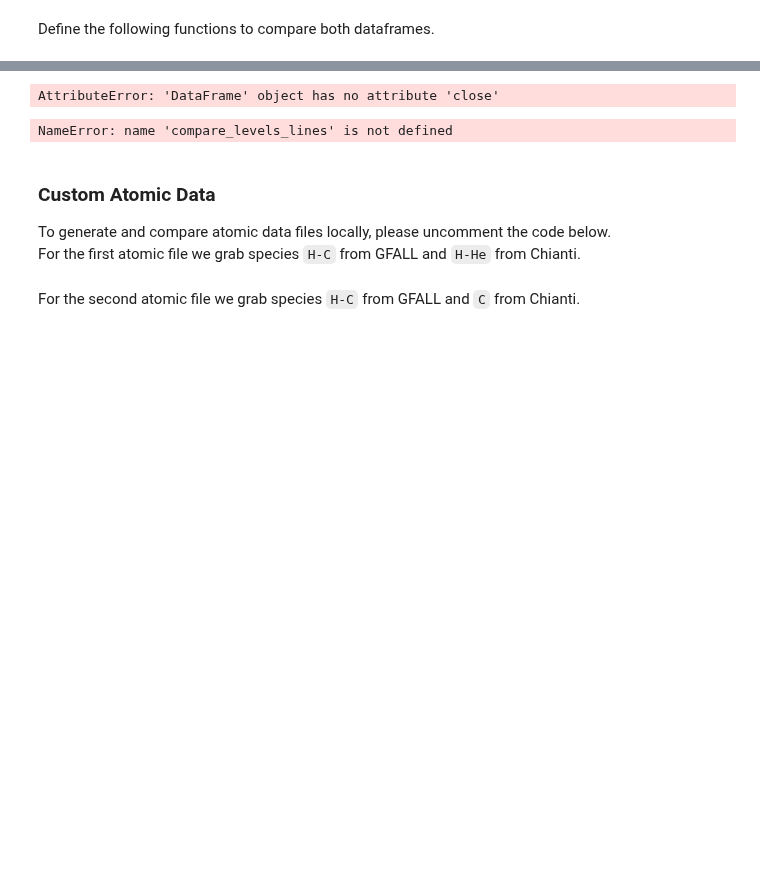
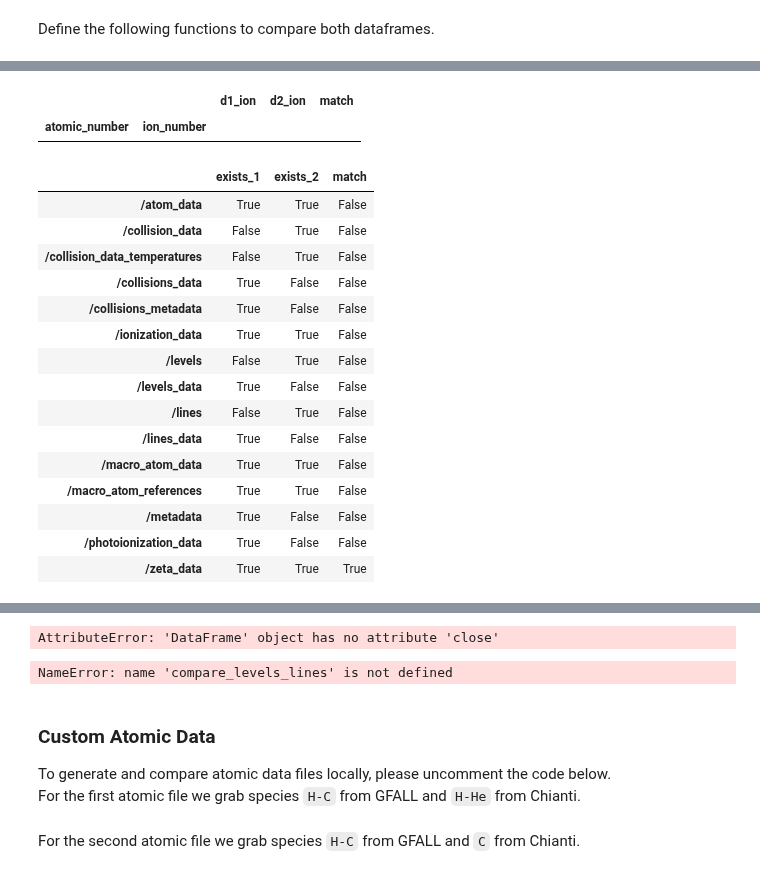
Before and after one commit to tardis-sn/carsus, a Jupyter notebook: docs/development/compare_atomic_files.ipynb, the cells around one changed output, grey strips where cells are left out. Saved outputs shown, nothing was run; the diff lists cells and outputs as text; code cells hidden in the pictures; blank space fills up the shorter version.

```diff
--- a/docs/development/compare_atomic_files.ipynb
+++ b/docs/development/compare_atomic_files.ipynb
@@ -92,0 +168,24 @@ atc.tt
+# %%
+concat[concat.match==False]
+# %% [output]
+|  |  | d1_ion | d2_ion | match |
+| atomic_number | ion_number |  |  |  |
+# %%
+atc.tt
+# %% [output]
+|  | exists_1 | exists_2 | match |
+| /atom_data | True | True | False |
+| /collision_data | False | True | False |
+| /collision_data_temperatures | False | True | False |
+| /collisions_data | True | False | False |
+| /collisions_metadata | True | False | False |
+| /ionization_data | True | True | False |
+| /levels | False | True | False |
+| /levels_data | True | False | False |
+| /lines | False | True | False |
+| /lines_data | True | False | False |
+| /macro_atom_data | True | True | False |
+| /macro_atom_references | True | True | False |
+| /metadata | True | False | False |
+| /photoionization_data | True | False | False |
+| /zeta_data | True | True | True |
```
Also changed, not shown: parts of 16 cells of this notebook.
